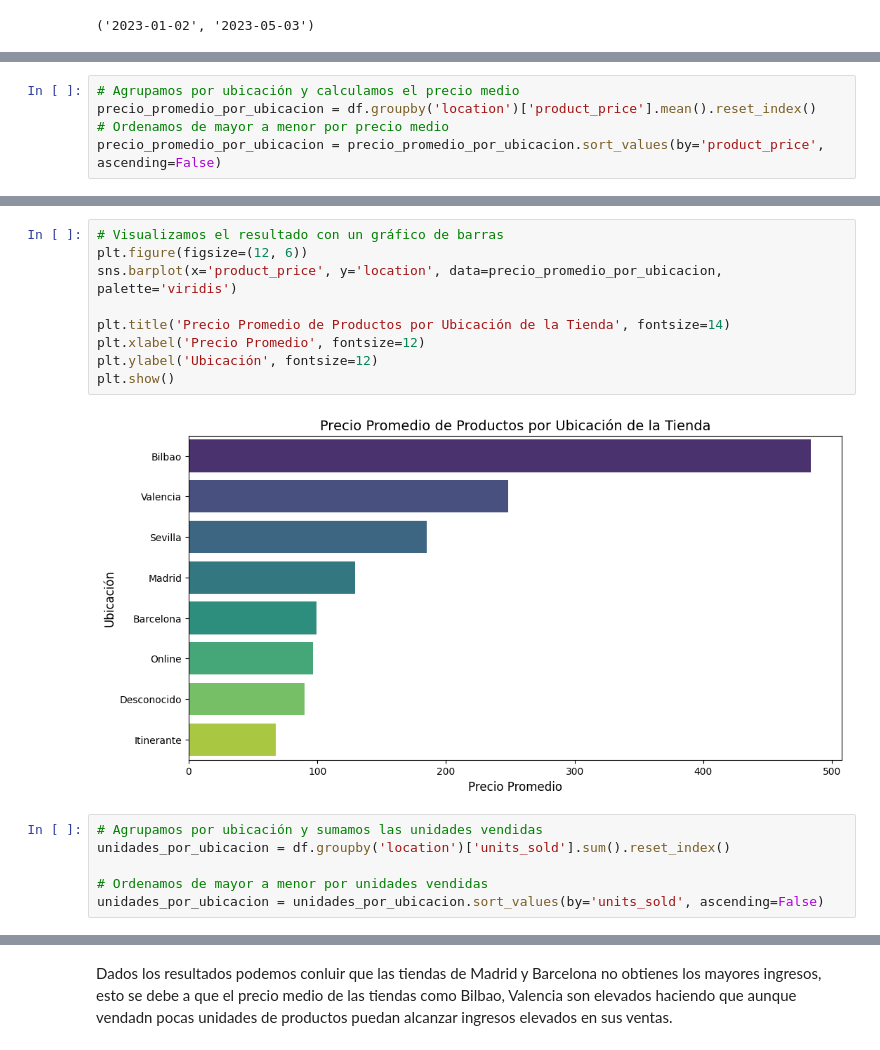
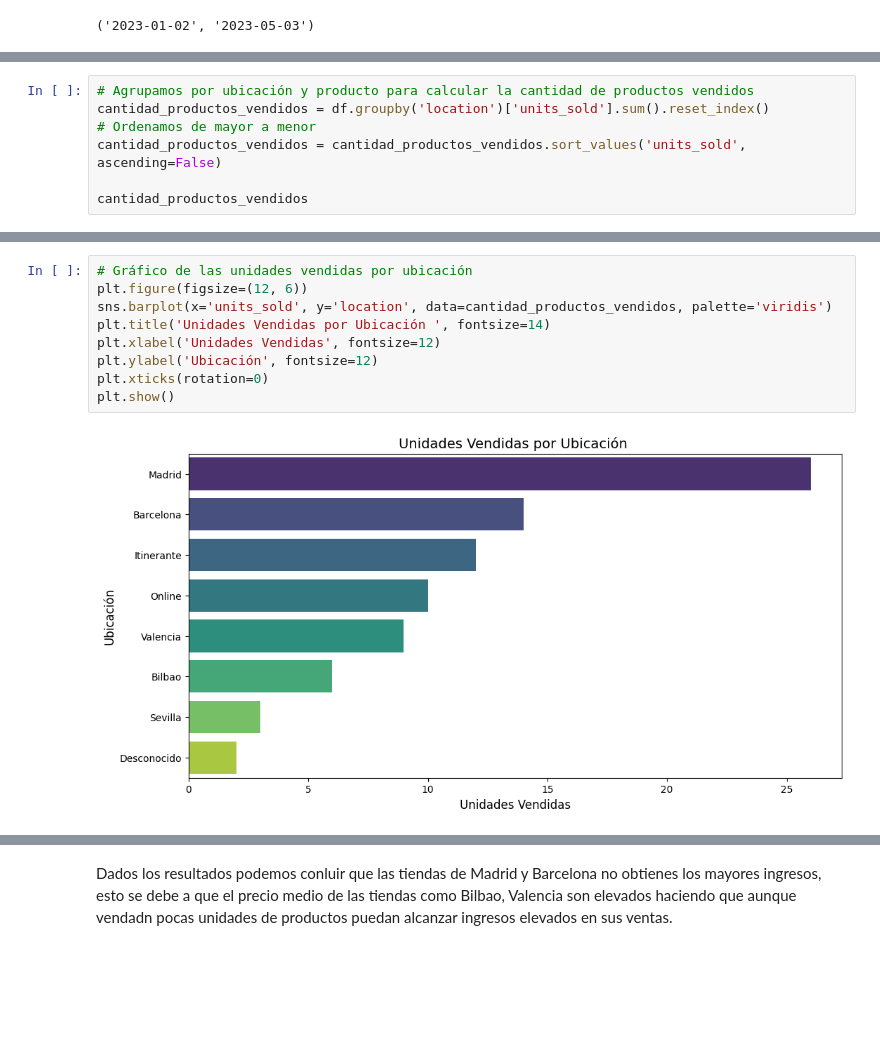
Before and after one commit to StevenNoboa/Prueba-T-cnica-Junior-Data-Scientist, a Jupyter notebook: Notebooks/EDA.ipynb, the cells around one changed output, grey strips where cells are left out. Cells and saved outputs as stored; diff of their text form; blank space fills up the shorter version.

```diff
--- a/Notebooks/EDA.ipynb
+++ b/Notebooks/EDA.ipynb
@@ -61,5 +140,7 @@ plt.show()
 # %%
-# Agrupamos por ubicación y calculamos el precio medio
-precio_promedio_por_ubicacion = df.groupby('location')['product_price'].mean().reset_index()
-# Ordenamos de mayor a menor por precio medio
-precio_promedio_por_ubicacion = precio_promedio_por_ubicacion.sort_values(by='product_price', ascending=False)
+# Agrupamos por ubicación y producto para calcular la cantidad de productos vendidos
+cantidad_productos_vendidos = df.groupby('location')['units_sold'].sum().reset_index()
+# Ordenamos de mayor a menor
+cantidad_productos_vendidos = cantidad_productos_vendidos.sort_values('units_sold', ascending=False)
+
+cantidad_productos_vendidos
@@ -66,17 +157,11 @@ precio_promedio_por_ubicacion = precio_promedio_por_ubicacion.sort_values(by='pr
 # %%
-# Visualizamos el resultado con un gráfico de barras
+# Gráfico de las unidades vendidas por ubicación
 plt.figure(figsize=(12, 6))
-sns.barplot(x='product_price', y='location', data=precio_promedio_por_ubicacion, palette='viridis')
-
-plt.title('Precio Promedio de Productos por Ubicación de la Tienda', fontsize=14)
-plt.xlabel('Precio Promedio', fontsize=12)
+sns.barplot(x='units_sold', y='location', data=cantidad_productos_vendidos, palette='viridis')
+plt.title('Unidades Vendidas por Ubicación ', fontsize=14)
+plt.xlabel('Unidades Vendidas', fontsize=12)
 plt.ylabel('Ubicación', fontsize=12)
+plt.xticks(rotation=0)
 plt.show()
 # %% [output]
-[figure, old version]
+[figure, new version]
-# %%
-# Agrupamos por ubicación y sumamos las unidades vendidas
-unidades_por_ubicacion = df.groupby('location')['units_sold'].sum().reset_index()
-
-# Ordenamos de mayor a menor por unidades vendidas
-unidades_por_ubicacion = unidades_por_ubicacion.sort_values(by='units_sold', ascending=False)
```
Also changed, not shown: parts of 34 cells of this notebook.
